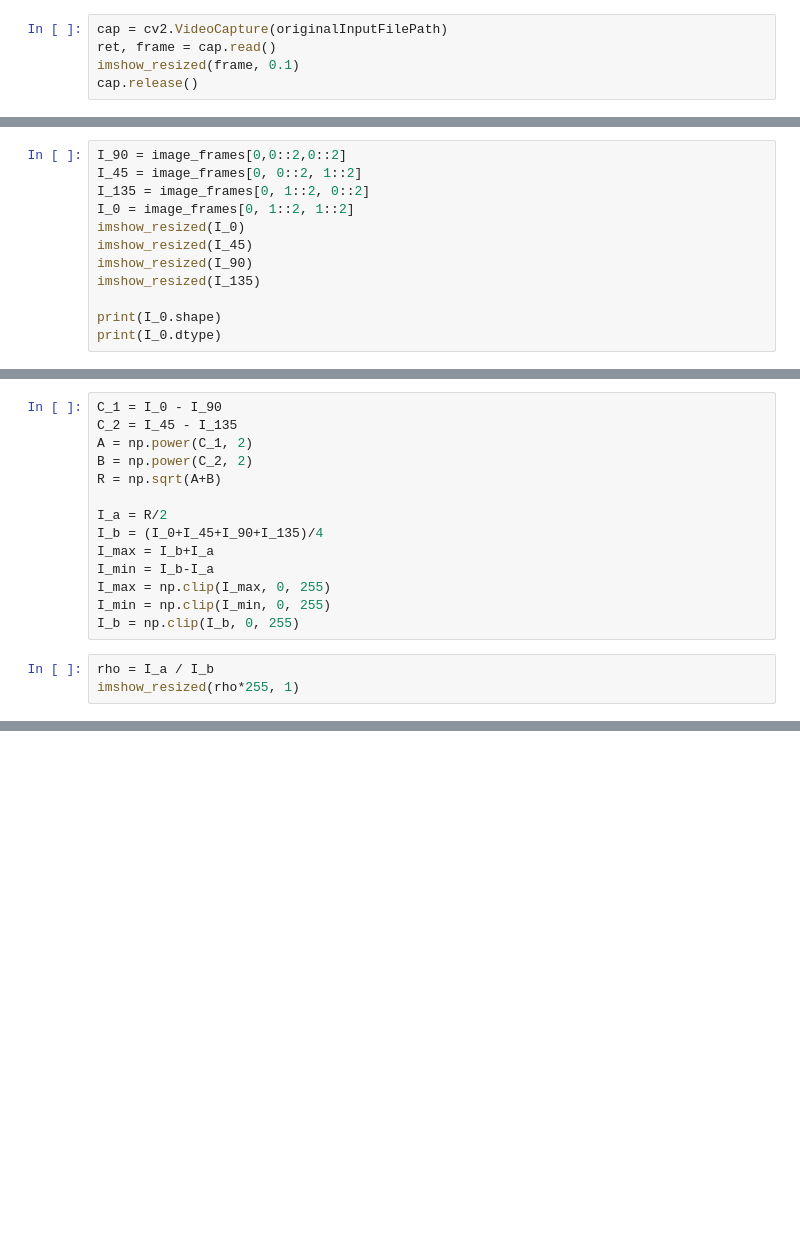
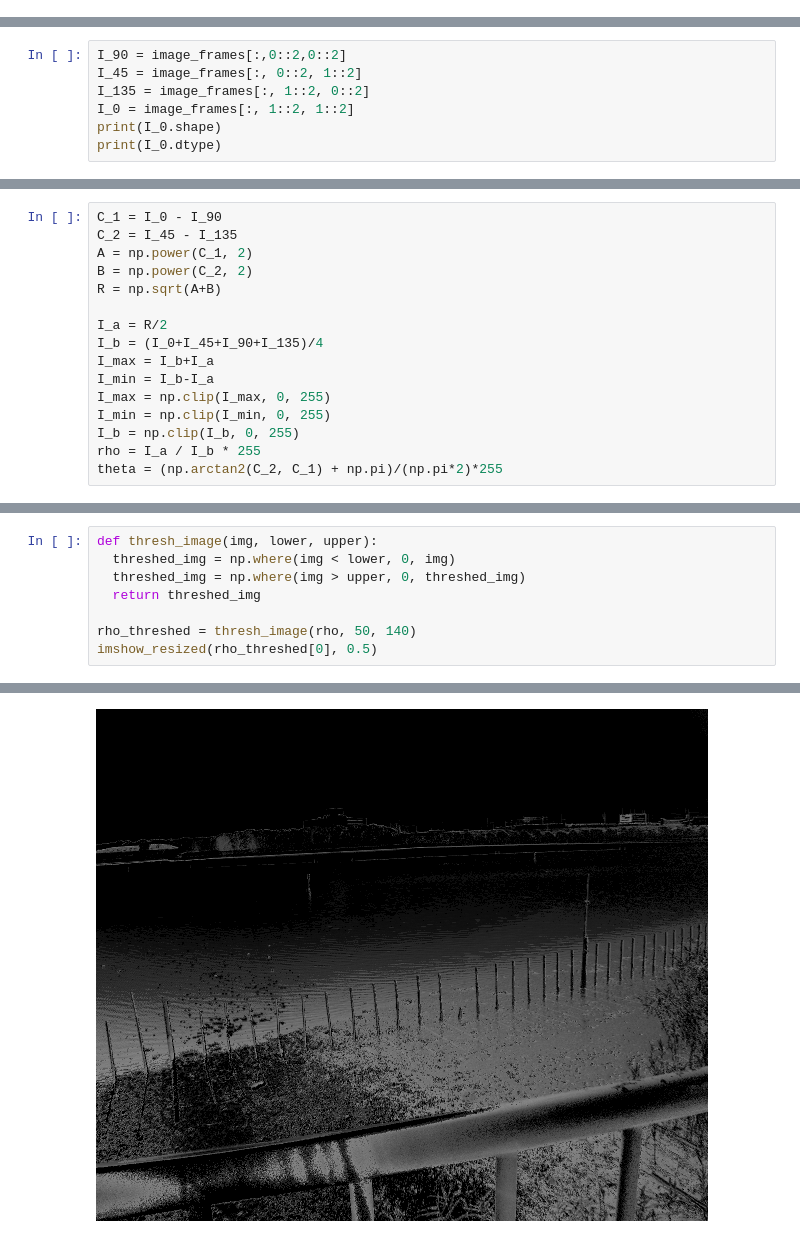
Before and after one commit to tentenNT/6s_polarization, a Jupyter notebook: raw_to_polimg.ipynb, the cells around one changed output, grey strips where cells are left out. Cells and saved outputs as stored; diff of their text form; blank space fills up the shorter version.

```diff
--- a/raw_to_polimg.ipynb
+++ b/raw_to_polimg.ipynb
@@ -57,5 +66,0 @@ def imshow_resized(img, size=0.2):
-# %%
-cap = cv2.VideoCapture(originalInputFilePath)
-ret, frame = cap.read()
-imshow_resized(frame, 0.1)
-cap.release()
@@ -85,13 +114,8 @@ print(image_frames.shape) # => (例): (21, 600, 600, 3)
 # %%
-I_90 = image_frames[0,0::2,0::2]
-I_45 = image_frames[0, 0::2, 1::2]
-I_135 = image_frames[0, 1::2, 0::2]
-I_0 = image_frames[0, 1::2, 1::2]
-imshow_resized(I_0)
-imshow_resized(I_45)
-imshow_resized(I_90)
-imshow_resized(I_135)
-
+I_90 = image_frames[:,0::2,0::2]
+I_45 = image_frames[:, 0::2, 1::2]
+I_135 = image_frames[:, 1::2, 0::2]
+I_0 = image_frames[:, 1::2, 1::2]
 print(I_0.shape)
 print(I_0.dtype)
 # %% [output]
@@ -115,6 +135,5 @@ I_min = I_b-I_a
 I_max = np.clip(I_max, 0, 255)
 I_min = np.clip(I_min, 0, 255)
 I_b = np.clip(I_b, 0, 255)
+rho = I_a / I_b * 255
+theta = (np.arctan2(C_2, C_1) + np.pi)/(np.pi*2)*255
-# %%
-rho = I_a / I_b
-imshow_resized(rho*255, 1)
@@ -122,0 +140,9 @@ imshow_resized(rho*255, 1)
+# %%
+def thresh_image(img, lower, upper):
+  threshed_img = np.where(img < lower, 0, img)
+  threshed_img = np.where(img > upper, 0, threshed_img)
+  return threshed_img
+
+rho_threshed = thresh_image(rho, 50, 140)
+imshow_resized(rho_threshed[0], 0.5)
+# %% [output]
@@ -122,0 +151 @@ imshow_resized(rho*255, 1)
+[figure, added]
```
Also changed, not shown: parts of 23 cells of this notebook.
